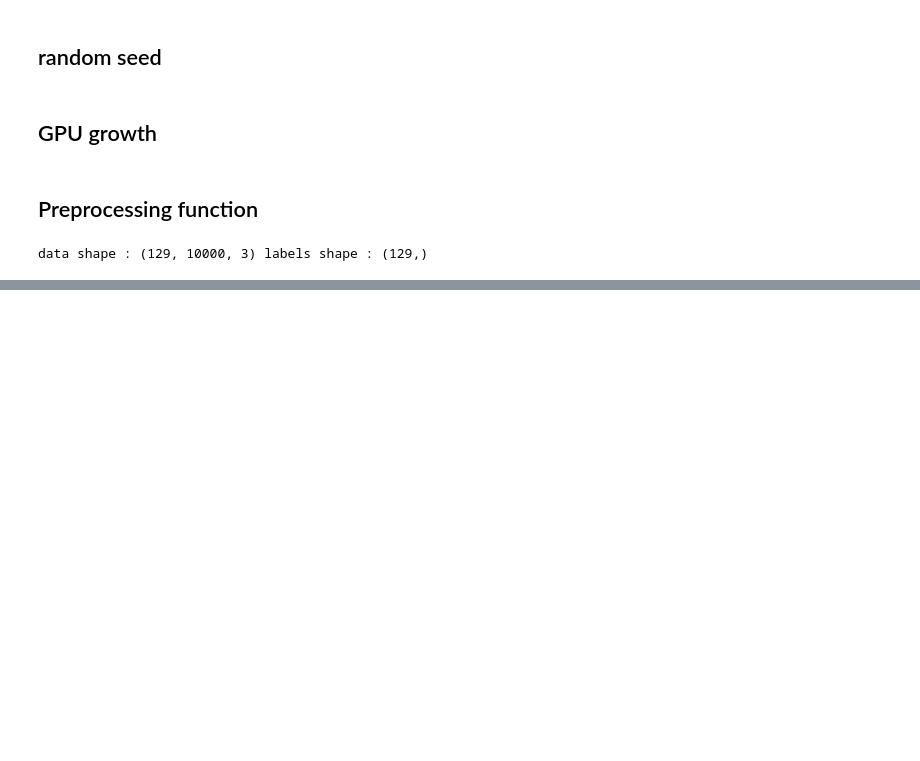
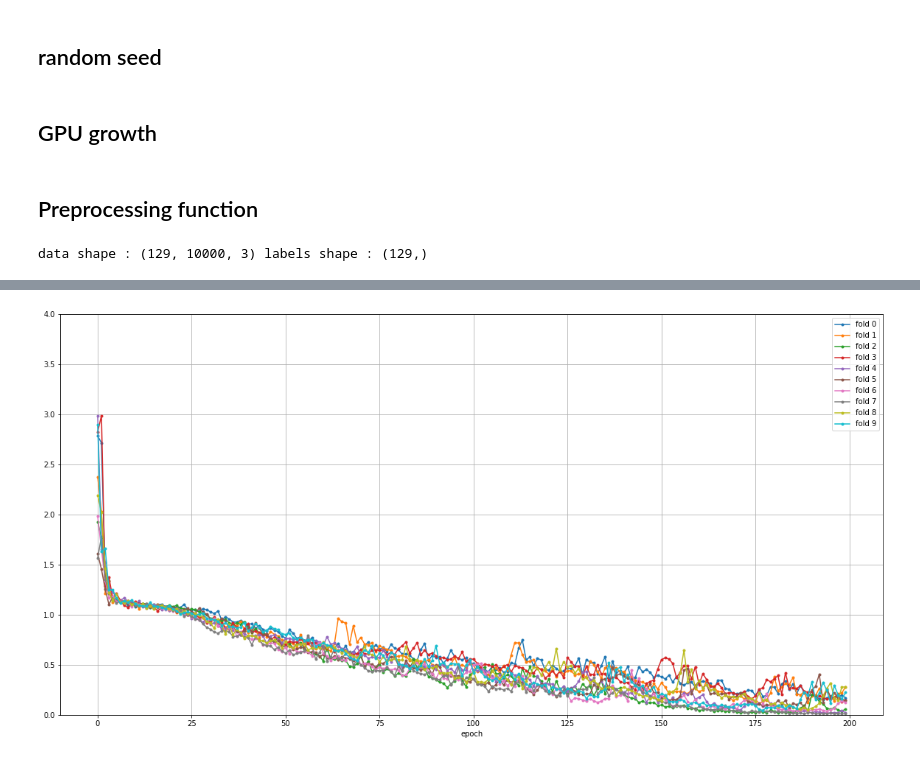
Before and after one commit to stevebong31/ply_classification, a Jupyter notebook: 00_train_10_fold.ipynb, the cells around one changed output, grey strips where cells are left out. Drawn from its saved outputs; the diff is of its cells as text; code cells hidden in the pictures; blank space fills up the shorter version.

```diff
--- a/00_train_10_fold.ipynb
+++ b/00_train_10_fold.ipynb
@@ -204,19 +272,21 @@ eval_all
 # %%
 # y_loss = history_all.history['loss']
 # y_acc = history_all.history['acc']
 
 x_len = np.arange(len(history_all[0].history['loss']))
 
 plt.figure(figsize = (20, 10))
 for i in range(len(history_all)):
     plt.plot(x_len, history_all[i].history['loss'], marker='.', label= f"fold {i}")
     # plt.plot(x_len, history_all[i].history['acc'], marker='.', c='red', label="Train-set Accuracy")
 
 plt.legend(loc='upper right')
 plt.grid()
 plt.xlabel('epoch')
-plt.ylim((0, 0.4))
+plt.ylim((0, 4))
 plt.show()
+# %% [output]
+[figure, added]
 # %%
 # y_loss = history_all.history['loss']
 # y_acc = history_all.history['acc']
```
Also changed, not shown: parts of 11 cells of this notebook, 2 other files.
